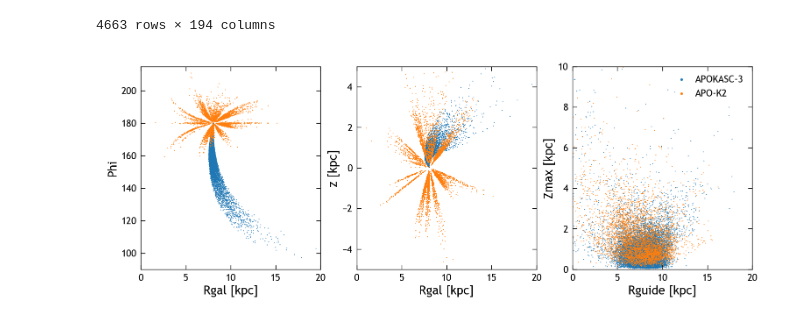
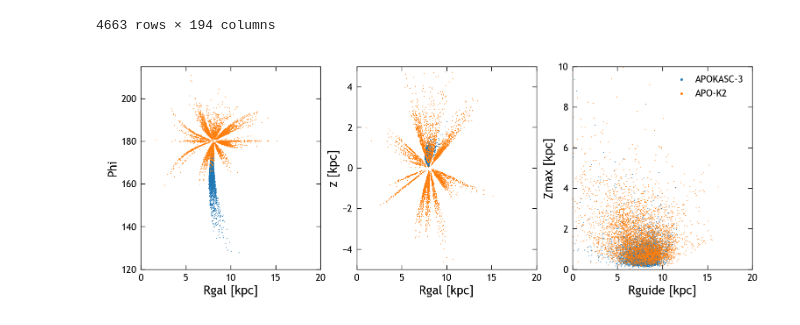
Before and after one commit to lodubay/chemical-clocks, a Jupyter notebook: src/scripts/apokasc.ipynb, the cells around one changed output. Cells and saved outputs as stored; diff of their text form; code cells hidden in the pictures.

```diff
--- a/src/scripts/apokasc.ipynb
+++ b/src/scripts/apokasc.ipynb
@@ -77,6 +77,8 @@ apogee['GALPY_LZ'] = Lz
 # Calculate abundances
 apogee['CE_MG'] = apogee['CE_FE'] - apogee['MG_FE']
 apogee['CE_MG_ERR'] = np.sqrt(apogee['CE_FE_ERR']**2 + apogee['MG_FE_ERR']**2)
+apogee['MG_H'] = apogee['MG_FE'] + apogee['FE_H']
+apogee['MG_H_ERR'] = np.sqrt(apogee['MG_FE_ERR']**2 + apogee['FE_H_ERR']**2)
 apogee
 # %% [output]
 |  | TELESCOPE | FIELD | ALT_ID | RA | DEC | GLON | GLAT | J | J_ERR | H | ... | ... |
@@ -197,28 +199,28 @@ apok2
 # %%
 fig, axs = plt.subplots(1, 3, figsize=(9, 3))
 kwargs = {'s': 0.5, 'marker': 'o', 'edgecolor': 'none'}
-for sample, label in zip([apokasc, apok2], ['APOKASC-3', 'APO-K2']):
+for sample, label in zip([apokasc_rgb_gold, apok2], ['APOKASC-3', 'APO-K2']):
     axs[0].scatter(
         sample['GALR'],
         np.where(sample['GALPHI'] > 0, sample['GALPHI'], 360 + sample['GALPHI']),
         label=label,
         **kwargs
     )
     axs[1].scatter(sample['GALR'], sample['GALZ'], label=label, **kwargs)
     axs[2].scatter(sample['GALPY_RGUIDE'], sample['GALPY_ZMAX'], label=label, **kwargs)
 axs[0].set_xlim((0, 20))
-axs[0].set_ylim((90, 215))
+axs[0].set_ylim((120, 215))
 axs[0].set_xlabel('Rgal [kpc]')
 axs[0].set_ylabel('Phi')
 axs[1].set_xlim((0, 20))
 axs[1].set_ylim((-5, 5))
 axs[1].set_xlabel('Rgal [kpc]')
 axs[1].set_ylabel('z [kpc]')
 axs[2].set_ylim((0, 10))
 axs[2].set_xlim((0, 20))
 axs[2].set_xlabel('Rguide [kpc]')
 axs[2].set_ylabel('Zmax [kpc]')
 axs[2].legend(markerscale=3)
 plt.show()
 # %% [output]
-[figure, old version]
+[figure, new version]
```
Also changed, not shown: parts of 7 cells of this notebook.
